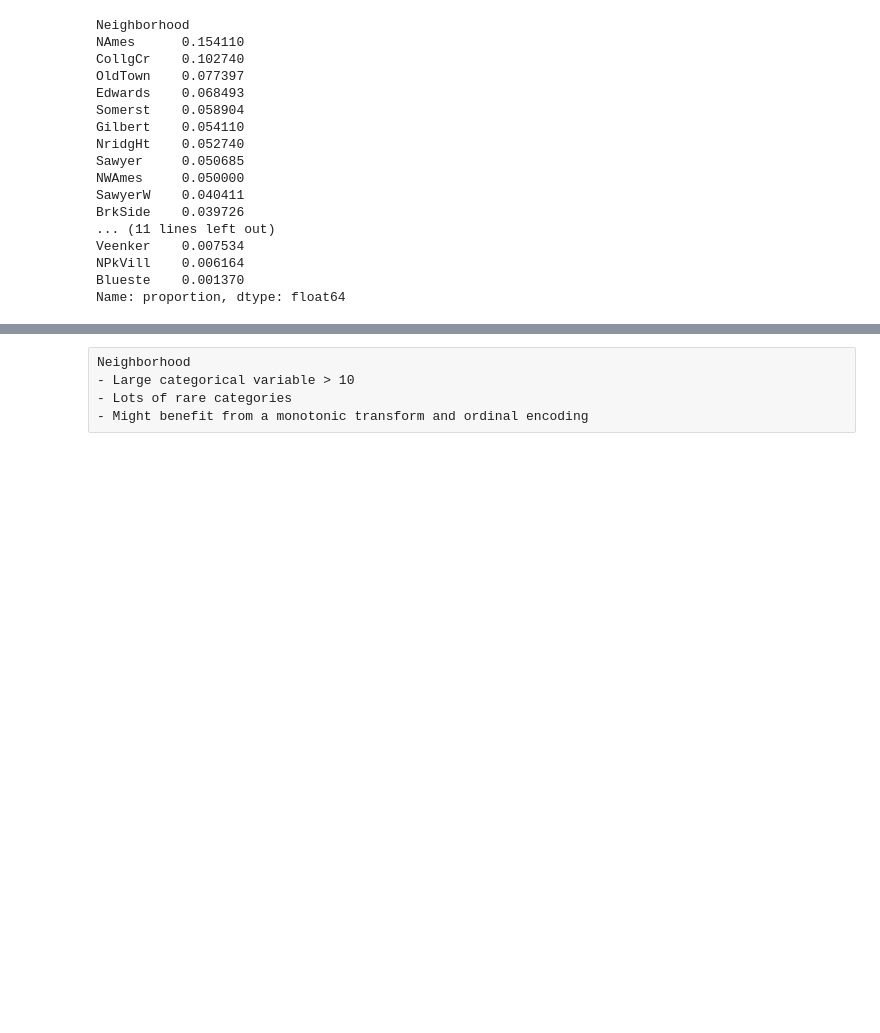
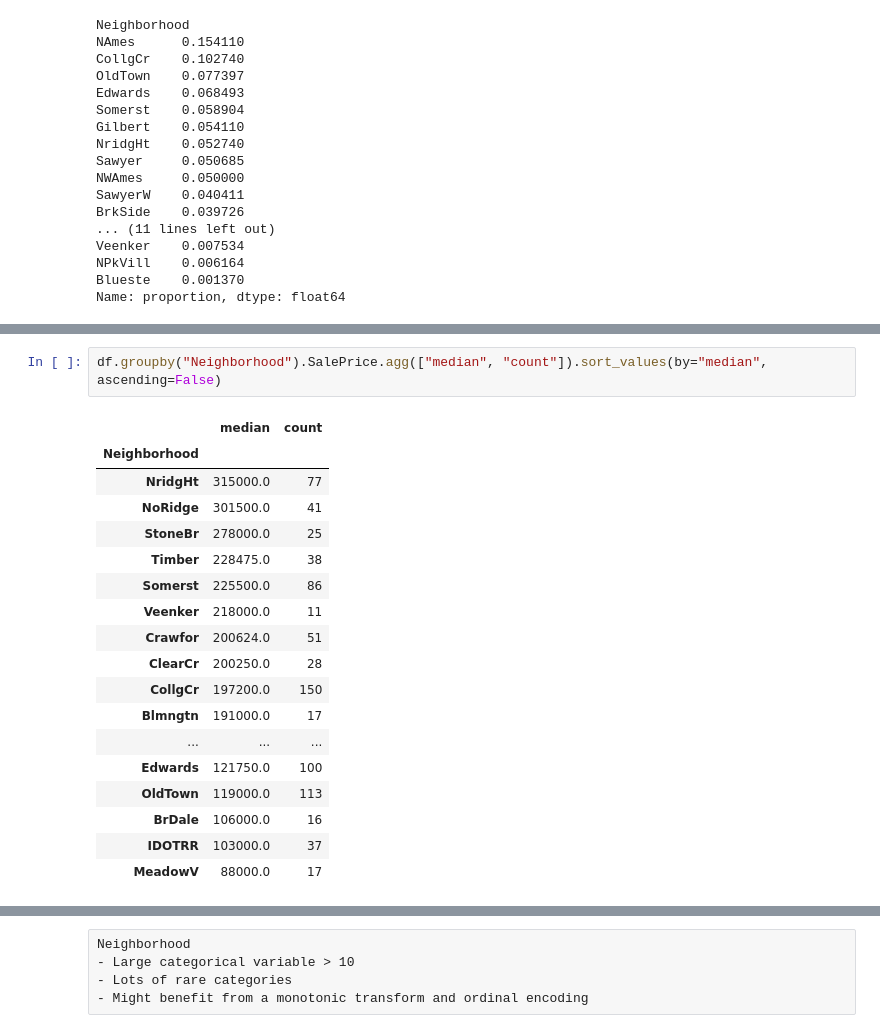
Before and after one commit to steven-solomon/udemy-feml-challenge, a Jupyter notebook: StudentsSolutions_v1.0.0/eda.ipynb, the cells around one changed output, grey strips where cells are left out. Drawn from its saved outputs; the diff is of its cells as text; blank space fills up the shorter version.

```diff
--- a/StudentsSolutions_v1.0.0/eda.ipynb
+++ b/StudentsSolutions_v1.0.0/eda.ipynb
@@ -364 +381,22 @@ sns.boxplot(df, x="Neighborhood", y="SalePrice")
+# %%
+df.groupby("Neighborhood").SalePrice.agg(["median", "count"]).sort_values(by="median", ascending=False)
+# %% [output]
+|  | median | count |
+| Neighborhood |  |  |
+| NridgHt | 315000.0 | 77 |
+| NoRidge | 301500.0 | 41 |
+| StoneBr | 278000.0 | 25 |
+| Timber | 228475.0 | 38 |
+| Somerst | 225500.0 | 86 |
+| Veenker | 218000.0 | 11 |
+| Crawfor | 200624.0 | 51 |
+| ClearCr | 200250.0 | 28 |
+| CollgCr | 197200.0 | 150 |
+| Blmngtn | 191000.0 | 17 |
+| ... | ... | ... |
+| Edwards | 121750.0 | 100 |
+| OldTown | 119000.0 | 113 |
+| BrDale | 106000.0 | 16 |
+| IDOTRR | 103000.0 | 37 |
+| MeadowV | 88000.0 | 17 |
 # %%
```
Also changed, not shown: parts of 3 cells of this notebook, 1 other file.
